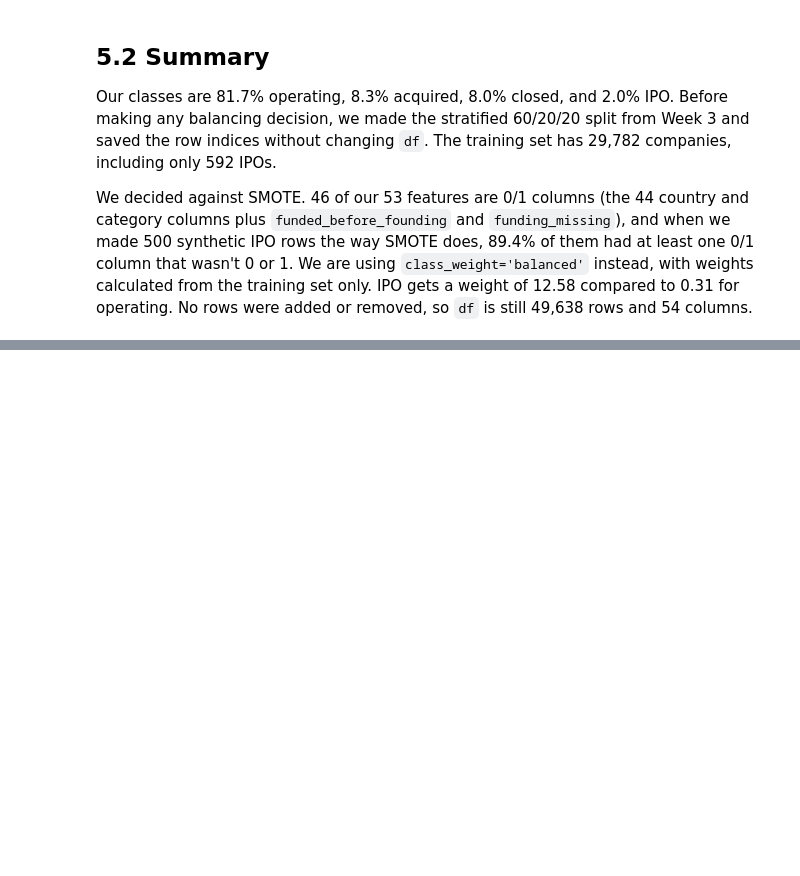
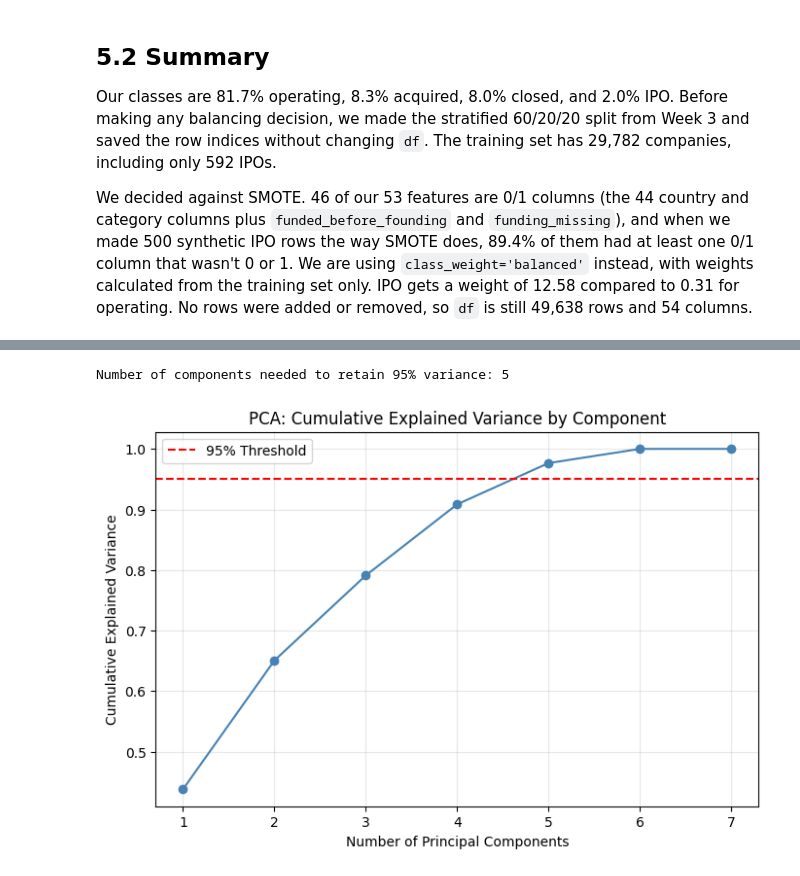
Before and after one commit to Hughes-Tyler/AnalyticsCapstone, a Jupyter notebook: notebooks/main.ipynb, the cells around one changed output, grey strips where cells are left out. Saved outputs shown, nothing was run; the diff lists cells and outputs as text; code cells hidden in the pictures; blank space fills up the shorter version.

```diff
--- a/notebooks/main.ipynb
+++ b/notebooks/main.ipynb
@@ -1178,0 +1183,44 @@ We decided against SMOTE. 46 of our 53 features are 0/1 columns (the 44 country
+# %%
+import numpy as np
+import pandas as pd
+import matplotlib.pyplot as plt
+from sklearn.preprocessing import StandardScaler
+from sklearn.decomposition import PCA
+
+# Grab just the continuous numeric columns, leaving out 'status' and 0/1 binary flags
+numeric_cols = [col for col in df.columns if df[col].nunique() > 2 and col != 'status']
+
+scaler = StandardScaler()
+pca = PCA()
+
+# Fit the scaler on the training data ONLY to prevent data leakage, then transform the whole dataset
+scaler.fit(df.loc[train_idx, numeric_cols])
+scaled_train = scaler.transform(df.loc[train_idx, numeric_cols])
+scaled_all = scaler.transform(df[numeric_cols])
+
+# Fit PCA on the scaled training data, then transform the whole dataset
+pca.fit(scaled_train)
+pca_all = pca.transform(scaled_all)
+# %%
+# Calculate the cumulative explained variance
+cumulative_var = np.cumsum(pca.explained_variance_ratio_)
+
+# Find exactly how many components are needed to hit the 95% threshold (+1 because Python is 0-indexed)
+n_components_95 = np.argmax(cumulative_var >= 0.95) + 1
+print(f"Number of components needed to retain 95% variance: {n_components_95}")
+
+# Plot cumulative explained variance vs. number of components
+plt.figure(figsize=(8, 5))
+plt.plot(range(1, len(cumulative_var) + 1), cumulative_var, marker='o', linestyle='-', color='steelblue')
+plt.axhline(y=0.95, color='red', linestyle='--', label='95% Threshold')
+
+plt.title('PCA: Cumulative Explained Variance by Component')
+plt.xlabel('Number of Principal Components')
+plt.ylabel('Cumulative Explained Variance')
+plt.xticks(range(1, len(cumulative_var) + 1))
+plt.legend()
+plt.grid(axis='both', alpha=0.3)
+plt.show()
+# %% [output]
+Number of components needed to retain 95% variance: 5
+[figure, added]
```
Also changed, not shown: parts of 7 cells of this notebook.
